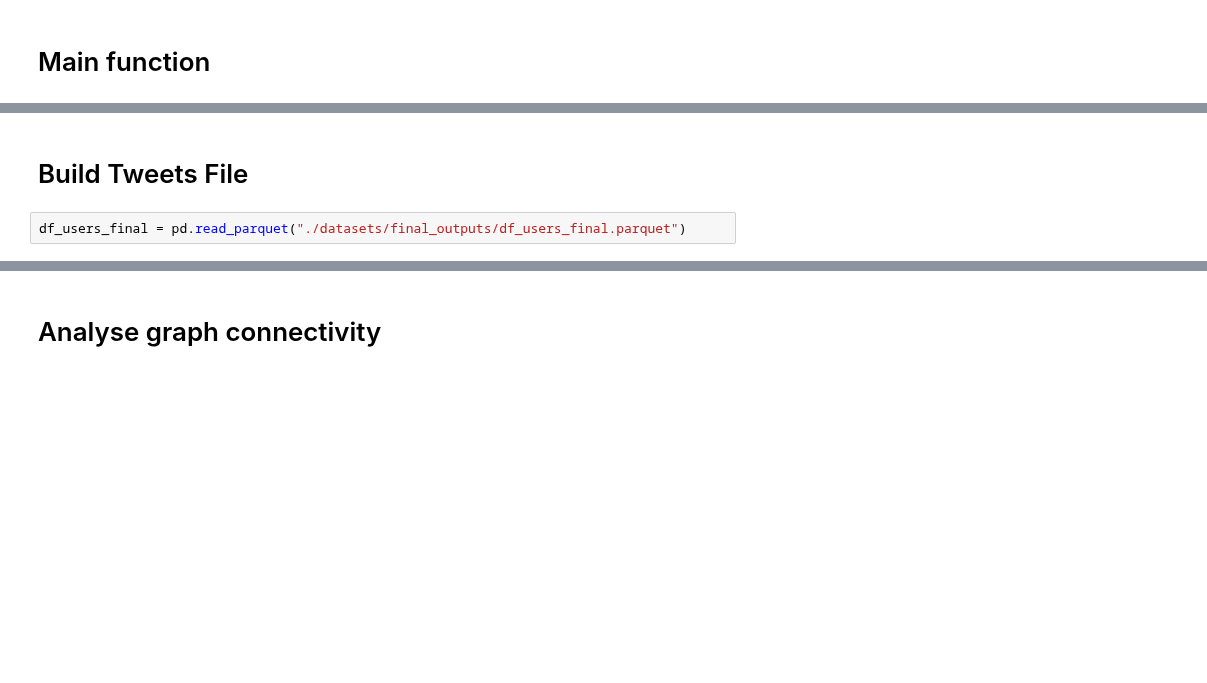
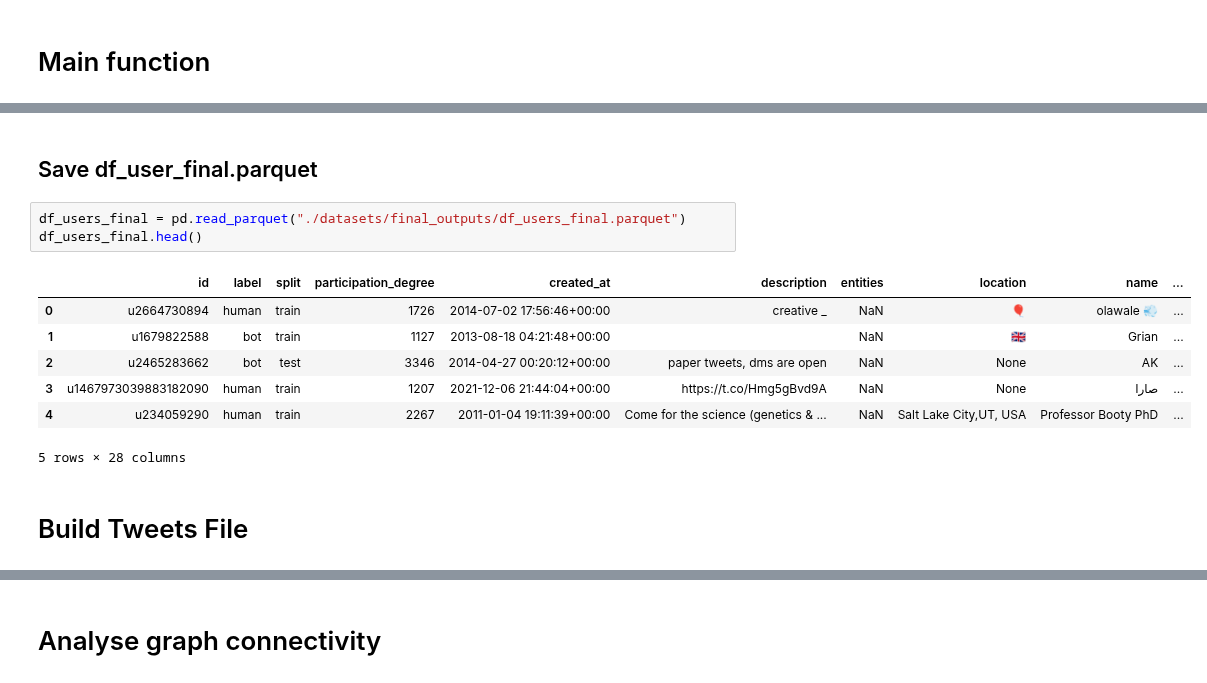
Before and after one commit to iiank/Twitter-Bot-Fraud-Detection, a Jupyter notebook: sampling.ipynb, the cells around one changed output, grey strips where cells are left out. Cells and saved outputs as stored; diff of their text form; blank space fills up the shorter version.

```diff
--- a/sampling.ipynb
+++ b/sampling.ipynb
@@ -543,5 +715,16 @@ Edges df: datasets\final_outputs\df_edges_final.parquet
-# %% [markdown]
-# Build Tweets File
+# %% [markdown]
+## Save df_user_final.parquet
 # %%
 df_users_final = pd.read_parquet("./datasets/final_outputs/df_users_final.parquet")
+df_users_final.head()
+# %% [output]
+|  | id | label | split | participation_degree | created_at | description | entities | location | name | ... |
+| 0 | u2664730894 | human | train | 1726 | 2014-07-02 17:56:46+00:00 | creative _ | NaN | 🎈 | olawale 💨 | ... |
+| 1 | u1679822588 | bot | train | 1127 | 2013-08-18 04:21:48+00:00 |  | NaN | 🇬🇧 | Grian | ... |
+| 2 | u2465283662 | bot | test | 3346 | 2014-04-27 00:20:12+00:00 | paper tweets, dms are open | NaN | None | AK | ... |
+| 3 | u1467973039883182090 | human | train | 1207 | 2021-12-06 21:44:04+00:00 | https://t.co/Hmg5gBvd9A | NaN | None | صارا | ... |
+| 4 | u234059290 | human | train | 2267 | 2011-01-04 19:11:39+00:00 | Come for the science (genetics & ... | NaN | Salt Lake City,UT, USA | Professor Booty PhD | ... |
+5 rows × 28 columns
+# %% [markdown]
+# Build Tweets File
 # %%
```
Also changed, not shown: parts of 22 cells of this notebook.
